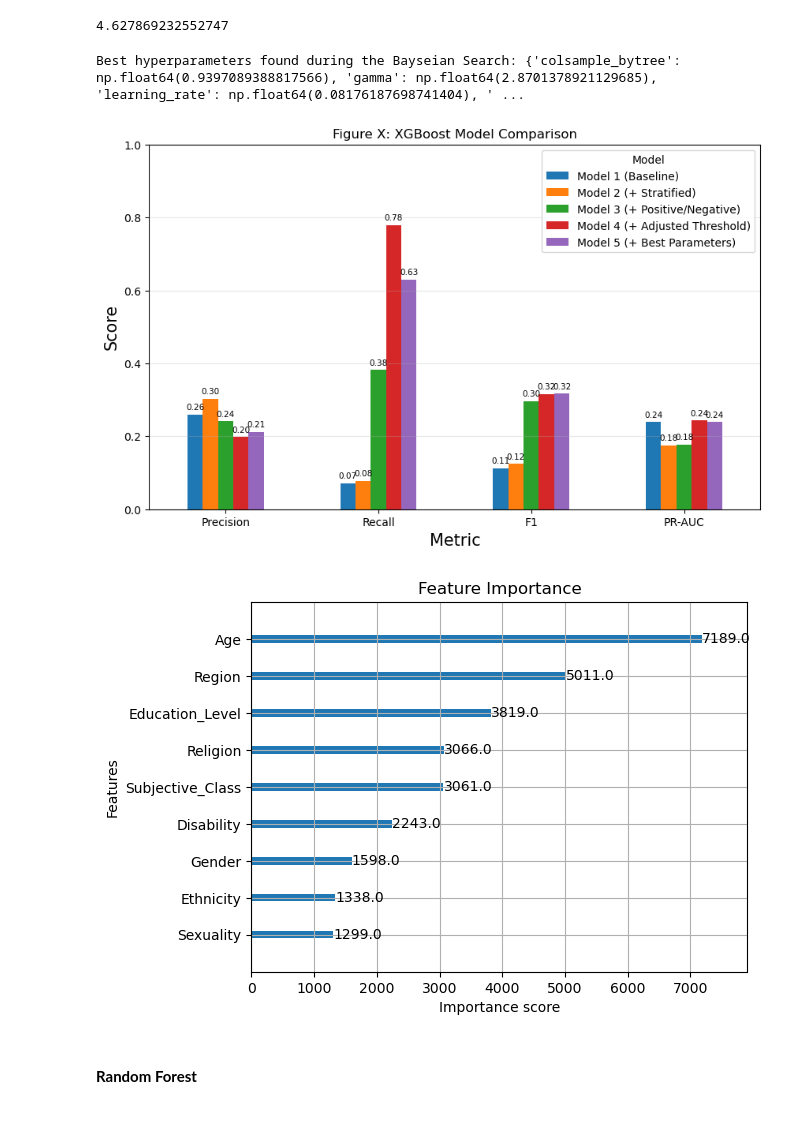
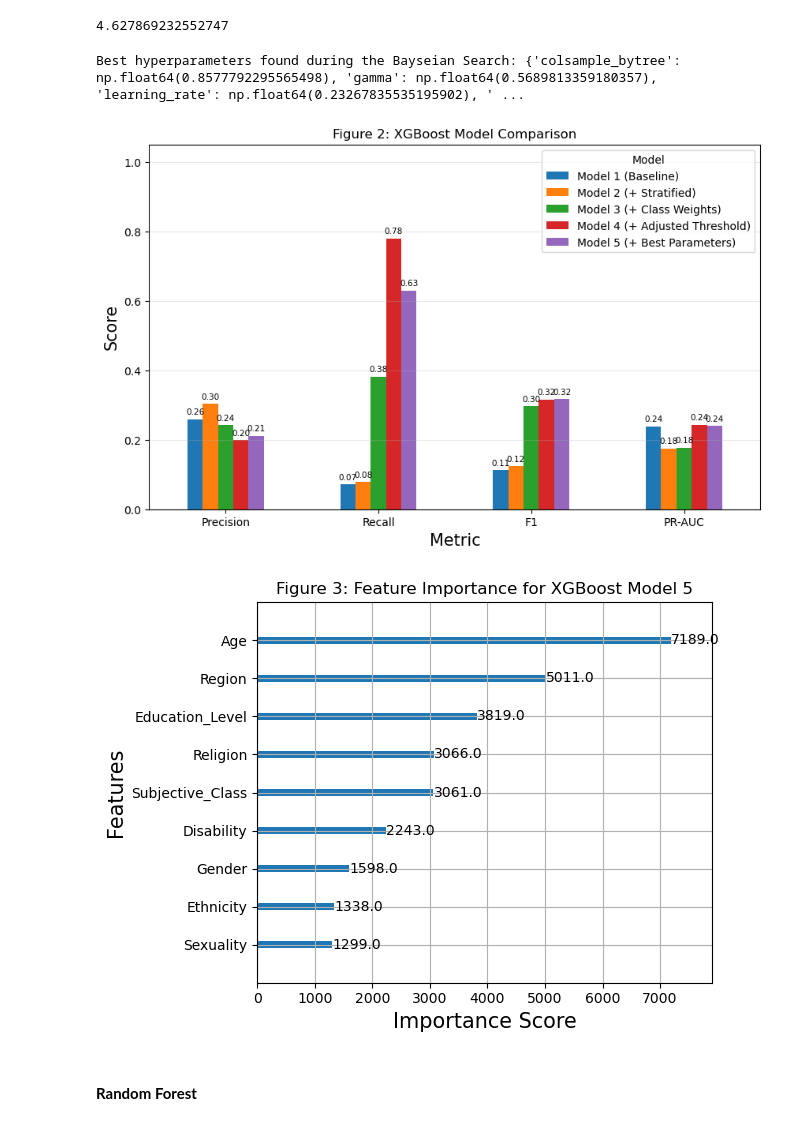
Before and after one commit to RyanWhitehead-04/MLSDS-Problem-Set-1, a Jupyter notebook: MLSDS_Problem_Set_1.ipynb, the cells around one changed output. Saved outputs shown, nothing was run; the diff lists cells and outputs as text; code cells hidden in the pictures.

```diff
--- a/MLSDS_Problem_Set_1.ipynb
+++ b/MLSDS_Problem_Set_1.ipynb
@@ -237,10 +211,10 @@ metrics4 = {
     'F1': f1_score(BES_test_stratified[target], pred4),
     'PR-AUC': average_precision_score(BES_test_stratified[target], probability_model4)}
 # %%
-#Bayesian Optimisation - from Antigravity AI (Chat History - Appendix B)
+#Bayesian Optimisation - altered from Antigravity AI Response(Chat History - Appendix B)
 import numpy as np
 from xgboost import XGBClassifier
-from sklearn.metrics import f1_score
+from sklearn.metrics import f1_score, average_precision_score
 from hyperopt import fmin, tpe, hp, STATUS_OK, Trials
 from hyperopt.pyll.base import scope
 
@@ -294,13 +268,13 @@ def objective(params):
     preds = clf.predict(X_test)
 
     # Calculate the positive F1 score (harmonic mean of precision and recall)
-    f1 = f1_score(y_test, preds)
+
+    prauc = average_precision_score(y_test, preds)                                                                              #Altered from F1 to PR-AUC
 
     # hyperopt is designed to strictly MINIMIZE the return value of the objective function.
-    # Therefore, to maximize the F1 score, we return the negative F1 score.
+    # Therefore, to maximize the F1 score, we return the negative F1 score.                                                     #Altered from F1 to PR-AUC
     # STATUS_OK tells hyperopt that the function executed successfully without errors.
-    return {'loss': -f1, 'status': STATUS_OK}
-
+    return {'loss': -prauc, 'status': STATUS_OK}
 
 # --- STEP 3: Run Bayesian optimization with 50 evaluations ---
 
@@ -325,7 +299,7 @@ for key in best:
 # Output the best hyperparameters discovered
 print("Best hyperparameters found during the Bayseian Search:", best)                                                              #Simplified to one print statement by me
 # %% [output]
-Best hyperparameters found during the Bayseian Search: {'colsample_bytree': np.float64(0.9397089388817566), 'gamma': np.float64(2.8701378921129685), 'learning_rate': np.float64(0.08176187698741404), ' ...
+Best hyperparameters found during the Bayseian Search: {'colsample_bytree': np.float64(0.8577792295565498), 'gamma': np.float64(0.5689813359180357), 'learning_rate': np.float64(0.23267835535195902), ' ...
 # %%
 #Model 5 - Best Hyperparameters
 
@@ -353,34 +327,40 @@ metrics5 = {
 xgboost_model_scores = pd.DataFrame({
     'Model 1 (Baseline)': metrics1,
     'Model 2 (+ Stratified)': metrics2,
-    'Model 3 (+ Positive/Negative)': metrics3,
+    'Model 3 (+ Class Weights)': metrics3,
     'Model 4 (+ Adjusted Threshold)': metrics4,
     "Model 5 (+ Best Parameters)": metrics5})
 
 ax = xgboost_model_scores.plot(kind = 'bar', figsize = (10, 6))
 
+#Add percentages
 for container in ax.containers:
     ax.bar_label(container, fmt = '%.2f', padding = 3, fontsize = 7.5)
 
-plt.title('Figure X: XGBoost Model Comparison')
+plt.title('Figure 2: XGBoost Model Comparison')
 plt.ylabel('Score', fontsize = 15)
 plt.xlabel('Metric', fontsize = 15)
-plt.ylim(0, 1)
+plt.ylim(0, 1.05)
 plt.xticks(rotation = 0)
 plt.legend(title = 'Model')
 plt.grid(axis = 'y', alpha = 0.3)
-plt.show()
+
+plt.savefig('Figure_2.png')
 # %% [output]
-[figure, old version]
+[figure, new version]
 # %%
 #Plot feature importance for model 5
 import matplotlib.pyplot as plt
 
 xgb.plot_importance(model5, importance_type = 'weight')
-plt.title('Feature Importance')
-plt.show()
+plt.title('Figure 3: Feature Importance for XGBoost Model 5')
+plt.ylabel('Features', fontsize = 15)
+plt.xlabel('Importance Score', fontsize = 15)
+
+plt.tight_layout()
+plt.savefig('Figure_3.png')
 # %% [output]
-[figure, old version]
+[figure, new version]
 # %% [markdown]
 #### **Random Forest**
 # %%
```
Also changed, not shown: parts of 22 cells of this notebook, 8 other files.
